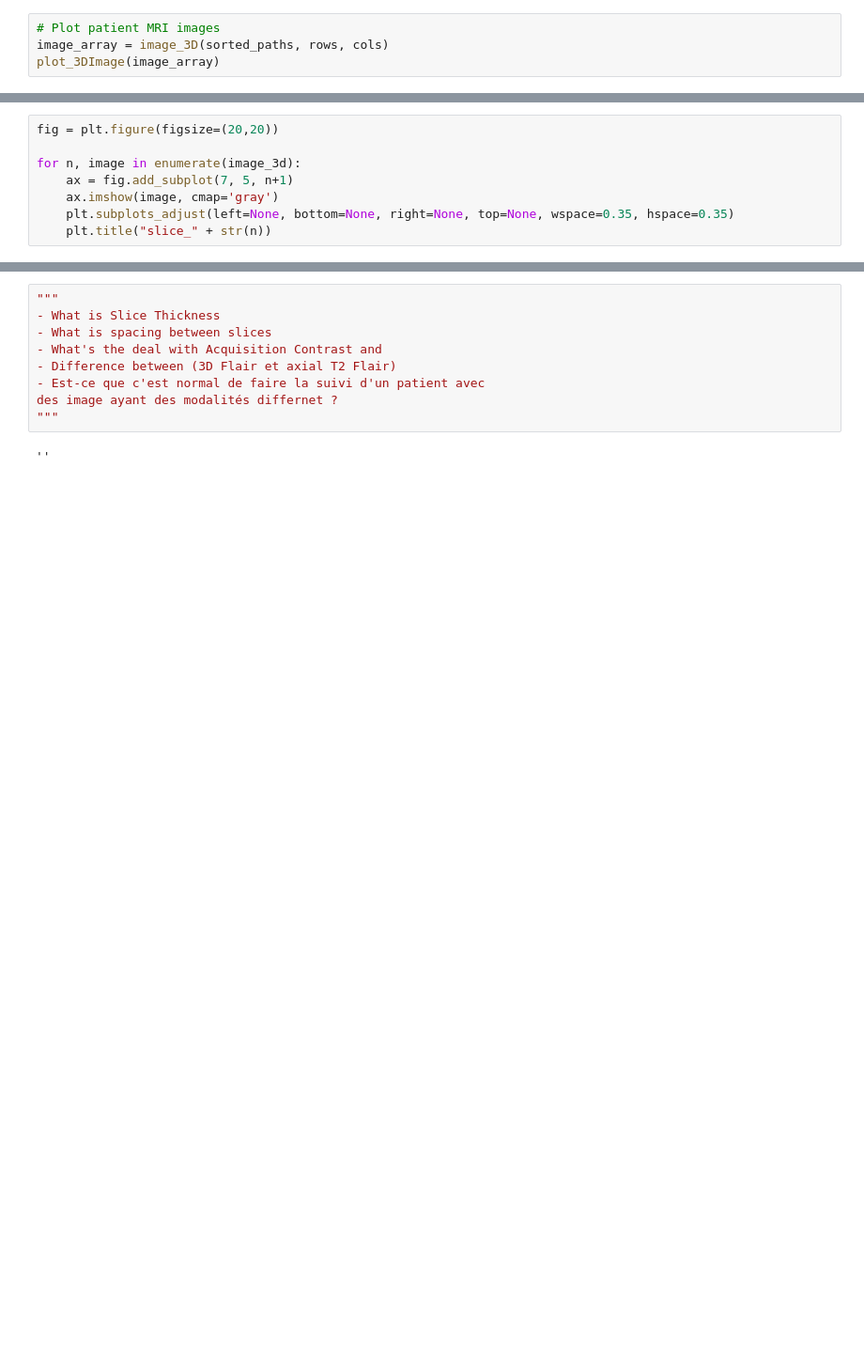
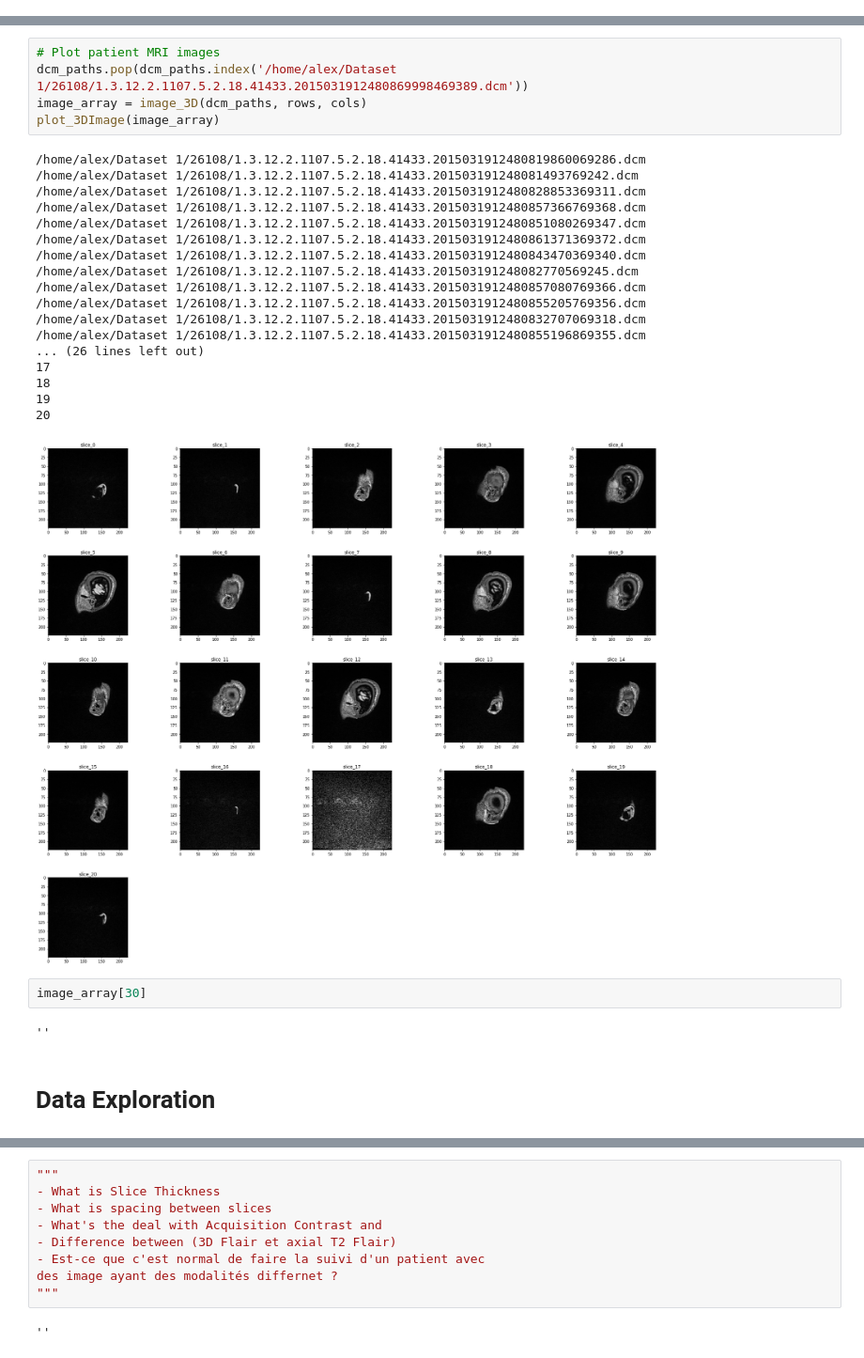
Before and after one commit to ajoseph12/JFRDataChallenge, a Jupyter notebook: notebooks/Exploration.ipynb, the cells around one changed output, grey strips where cells are left out. Shown at 94% size. Cells and saved outputs as stored; diff of their text form; blank space fills up the shorter version.

Commit message:
[Exploration]

```diff
--- a/notebooks/Exploration.ipynb
+++ b/notebooks/Exploration.ipynb
@@ -91,4 +0,0 @@ Study Date.......: 20150325
-# %%
-# Plot patient MRI images
-image_array = image_3D(sorted_paths, rows, cols)
-plot_3DImage(image_array)
@@ -134,8 +0,0 @@ Study Date.......: 20150325
-# %%
-fig = plt.figure(figsize=(20,20))
-
-for n, image in enumerate(image_3d):
-    ax = fig.add_subplot(7, 5, n+1)
-    ax.imshow(image, cmap='gray')
-    plt.subplots_adjust(left=None, bottom=None, right=None, top=None, wspace=0.35, hspace=0.35)
-    plt.title("slice_" + str(n))
@@ -228,0 +115,30 @@ dataset.SliceThickness
+# %%
+# Plot patient MRI images
+dcm_paths.pop(dcm_paths.index('/home/alex/Dataset 1/26108/1.3.12.2.1107.5.2.18.41433.2015031912480869998469389.dcm'))
+image_array = image_3D(dcm_paths, rows, cols)
+plot_3DImage(image_array)
+# %% [output]
+/home/alex/Dataset 1/26108/1.3.12.2.1107.5.2.18.41433.2015031912480819860069286.dcm
+/home/alex/Dataset 1/26108/1.3.12.2.1107.5.2.18.41433.201503191248081493769242.dcm
+/home/alex/Dataset 1/26108/1.3.12.2.1107.5.2.18.41433.2015031912480828853369311.dcm
+/home/alex/Dataset 1/26108/1.3.12.2.1107.5.2.18.41433.2015031912480857366769368.dcm
+/home/alex/Dataset 1/26108/1.3.12.2.1107.5.2.18.41433.2015031912480851080269347.dcm
+/home/alex/Dataset 1/26108/1.3.12.2.1107.5.2.18.41433.2015031912480861371369372.dcm
+/home/alex/Dataset 1/26108/1.3.12.2.1107.5.2.18.41433.2015031912480843470369340.dcm
+/home/alex/Dataset 1/26108/1.3.12.2.1107.5.2.18.41433.201503191248082770569245.dcm
+/home/alex/Dataset 1/26108/1.3.12.2.1107.5.2.18.41433.2015031912480857080769366.dcm
+/home/alex/Dataset 1/26108/1.3.12.2.1107.5.2.18.41433.2015031912480855205769356.dcm
+/home/alex/Dataset 1/26108/1.3.12.2.1107.5.2.18.41433.2015031912480832707069318.dcm
+/home/alex/Dataset 1/26108/1.3.12.2.1107.5.2.18.41433.2015031912480855196869355.dcm
+... (26 lines left out)
+17
+18
+19
+20
+[figure, added]
+# %%
+image_array[30]
+# %% [output]
+''
+# %% [markdown]
+# Data Exploration
```
Also changed, not shown: parts of 60 cells of this notebook, 1 other file.
